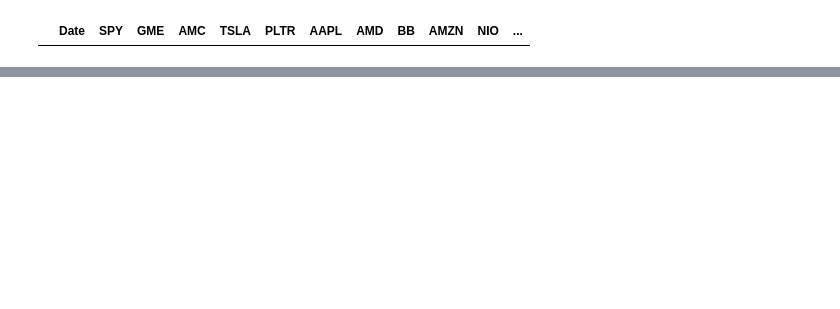
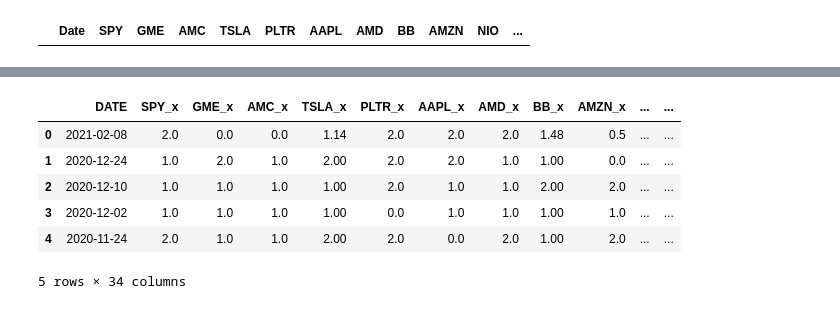
Before and after one commit to SebastianDixon/WSB_Quant, a Jupyter notebook: WSB_2.ipynb, the cells around one changed output, grey strips where cells are left out. Drawn from its saved outputs; the diff is of its cells as text; code cells hidden in the pictures; blank space fills up the shorter version.

```diff
--- a/WSB_2.ipynb
+++ b/WSB_2.ipynb
@@ -656,0 +746,44 @@ positions.head()
+# %%
+#positions = positions.drop(columns=['Unnamed: 0'])
+df1 = positions.copy()
+
+columns_to_multiply = [col for col in df1.columns if col != 'Date']
+
+df1[columns_to_multiply] *= 2
+df1 = df1.rename(columns = {'Date':'DATE'})
+df1.head()
+
+confidence_df = df1
+# %%
+#stocks = stocks.drop(columns=['Unnamed: 0'])
+stocks[len(stocks)-10:]
+df2 = stocks
+df2.head()
+stock_values_df = df2
+# %%
+import pandas as pd
+
+# Assuming your confidence DataFrame is named 'confidence_df'
+# and your daily stock values DataFrame is named 'stock_values_df'
+
+# Merge the two DataFrames on the 'DATE' column
+merged_df = pd.merge(confidence_df, stock_values_df, on='DATE')
+
+# Multiply each stock value by the corresponding confidence multiplier
+for column in confidence_df.columns[1:]:  # Exclude the 'DATE' column
+    if column in merged_df.columns:
+        merged_df[column] *= merged_df[column+"_x"]  # Multiply by the confidence multiplier
+
+# Sum the values for each row to get the total portfolio value for that week
+portfolio_columns = [col for col in merged_df.columns if col not in confidence_df.columns]
+merged_df['Total_Portfolio_Value'] = merged_df[portfolio_columns].sum(axis=1)
+# %%
+merged_df.head()
+# %% [output]
+|  | DATE | SPY_x | GME_x | AMC_x | TSLA_x | PLTR_x | AAPL_x | AMD_x | BB_x | AMZN_x | ... | ... |
+| 0 | 2021-02-08 | 2.0 | 0.0 | 0.0 | 1.14 | 2.0 | 2.0 | 2.0 | 1.48 | 0.5 | ... | ... |
+| 1 | 2020-12-24 | 1.0 | 2.0 | 1.0 | 2.00 | 2.0 | 2.0 | 1.0 | 1.00 | 0.0 | ... | ... |
+| 2 | 2020-12-10 | 1.0 | 1.0 | 1.0 | 1.00 | 2.0 | 1.0 | 1.0 | 2.00 | 2.0 | ... | ... |
+| 3 | 2020-12-02 | 1.0 | 1.0 | 1.0 | 1.00 | 0.0 | 1.0 | 1.0 | 1.00 | 1.0 | ... | ... |
+| 4 | 2020-11-24 | 2.0 | 1.0 | 1.0 | 2.00 | 2.0 | 0.0 | 2.0 | 1.00 | 2.0 | ... | ... |
+5 rows × 34 columns
```
Also changed, not shown: parts of 38 cells of this notebook.
